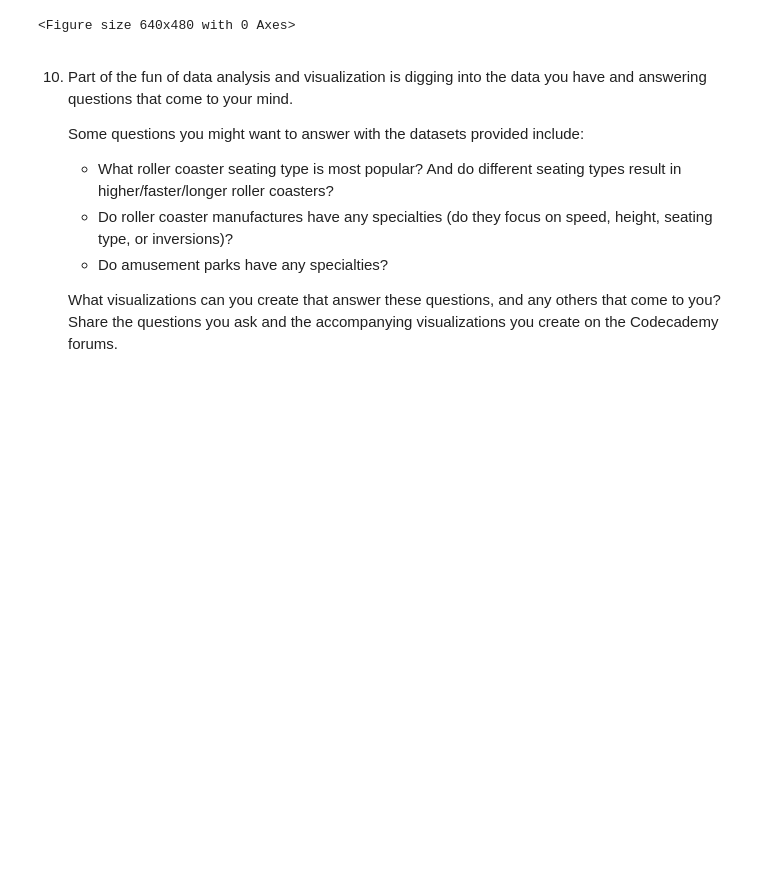
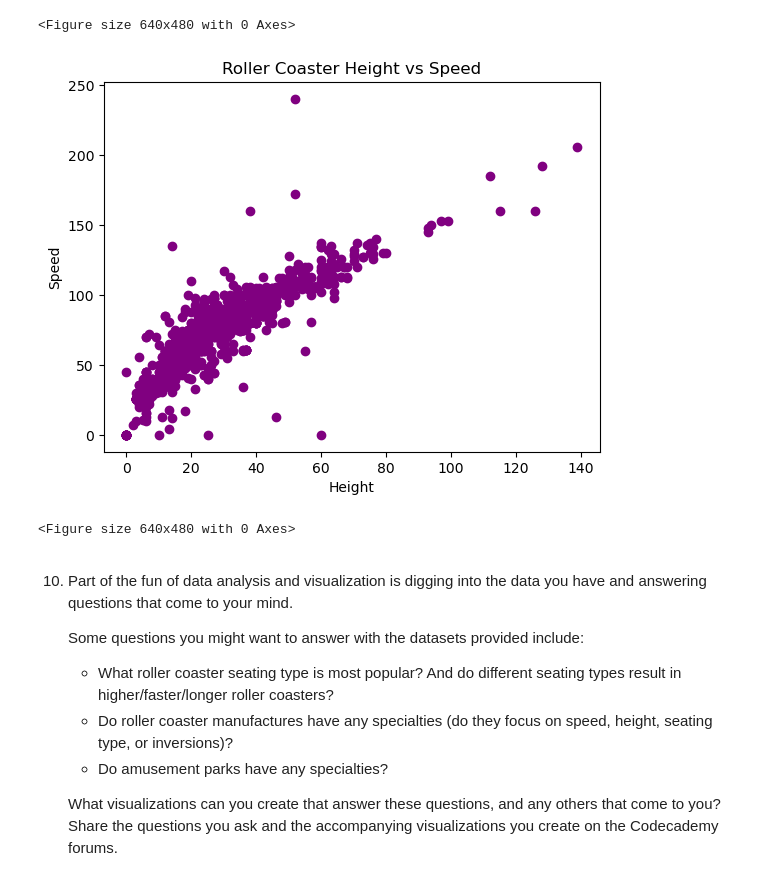
Before and after one commit to maximilianjun/roller-coaster-mini-project-3, a Jupyter notebook: Roller Coaster.ipynb, the cells around one changed output. Saved outputs shown, nothing was run; the diff lists cells and outputs as text; code cells hidden in the pictures; blank space fills up the shorter version.

Commit message:
Update roller-coasters-mini-project-3

```diff
--- a/Roller Coaster.ipynb
+++ b/Roller Coaster.ipynb
@@ -343,9 +344,30 @@ plt.clf()
 <Figure size 640x480 with 0 Axes>
 # %%
 # Create a function to plot scatter of speed vs height
+def plot_scatter_height_speed(coasters):
+
+    # Filter
+    coasters = coasters[coasters['height'] < 140]
+
+    # Plot scatter
+    plt.scatter(coasters['height'], coasters['speed'], color='purple')
+
+    # Title
+    plt.title("Roller Coaster Height vs Speed")
+
+    # Axis labels
+    plt.xlabel('Height')
+    plt.ylabel('Speed')
+
+    plt.show()
 
 
 # Create a scatter plot of roller coaster height by speed
+plot_scatter_height_speed(coasters)
+plt.clf()
+# %% [output]
+[figure, added]
+<Figure size 640x480 with 0 Axes>
 # %% [markdown]
 10. Part of the fun of data analysis and visualization is digging into the data you have and answering questions that come to your mind.
 
```
Also changed, not shown: parts of 1 cell of this notebook.
